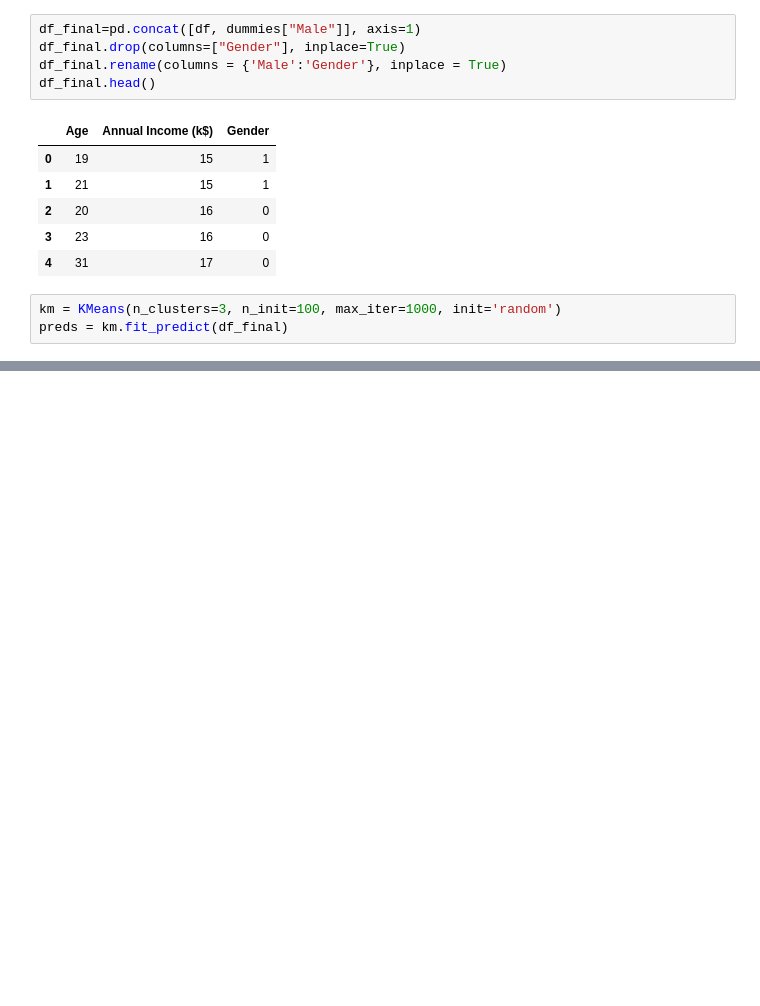
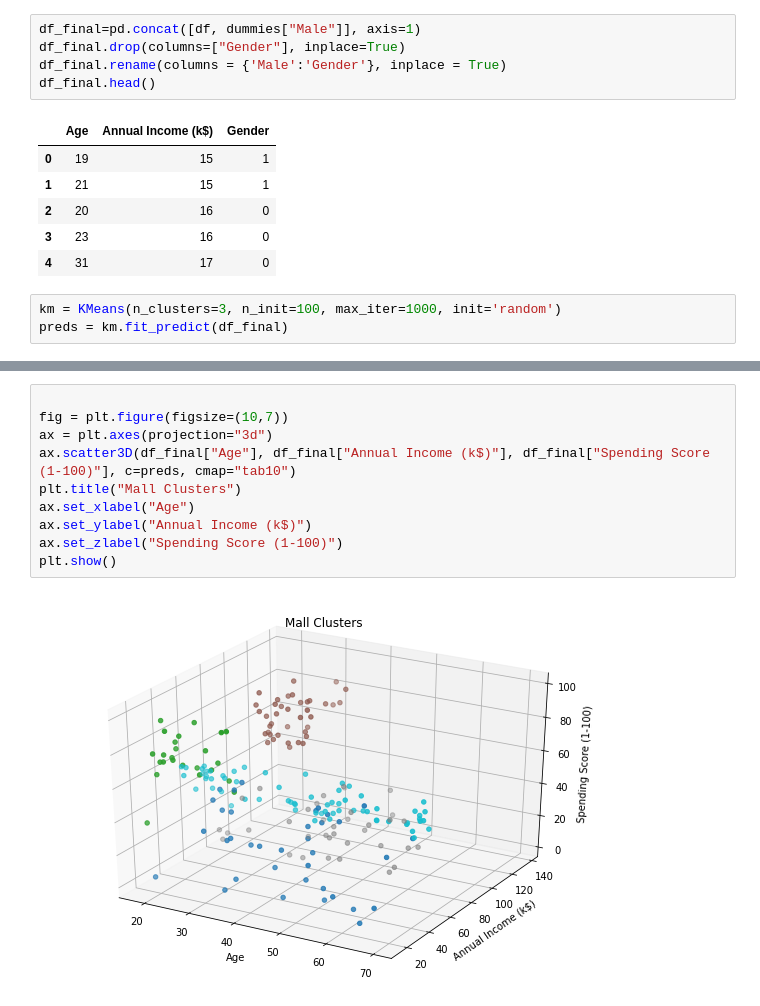
Before and after one commit to Jorge-89/Segmenta-clientes-con-K-means-mediante-Python-y-SKlearn., a Jupyter notebook: k-means.ipynb, the cells around one changed output, grey strips where cells are left out. Cells and saved outputs as stored; diff of their text form; blank space fills up the shorter version.

```diff
--- a/k-means.ipynb
+++ b/k-means.ipynb
@@ -98,0 +153,12 @@ plt.show()
+# %%
+
+fig = plt.figure(figsize=(10,7))
+ax = plt.axes(projection="3d")
+ax.scatter3D(df_final["Age"], df_final["Annual Income (k$)"], df_final["Spending Score (1-100)"], c=preds, cmap="tab10")
+plt.title("Mall Clusters")
+ax.set_xlabel("Age")
+ax.set_ylabel("Annual Income (k$)")
+ax.set_zlabel("Spending Score (1-100)")
+plt.show()
+# %% [output]
+[figure, added]
```
Also changed, not shown: parts of 12 cells of this notebook.
